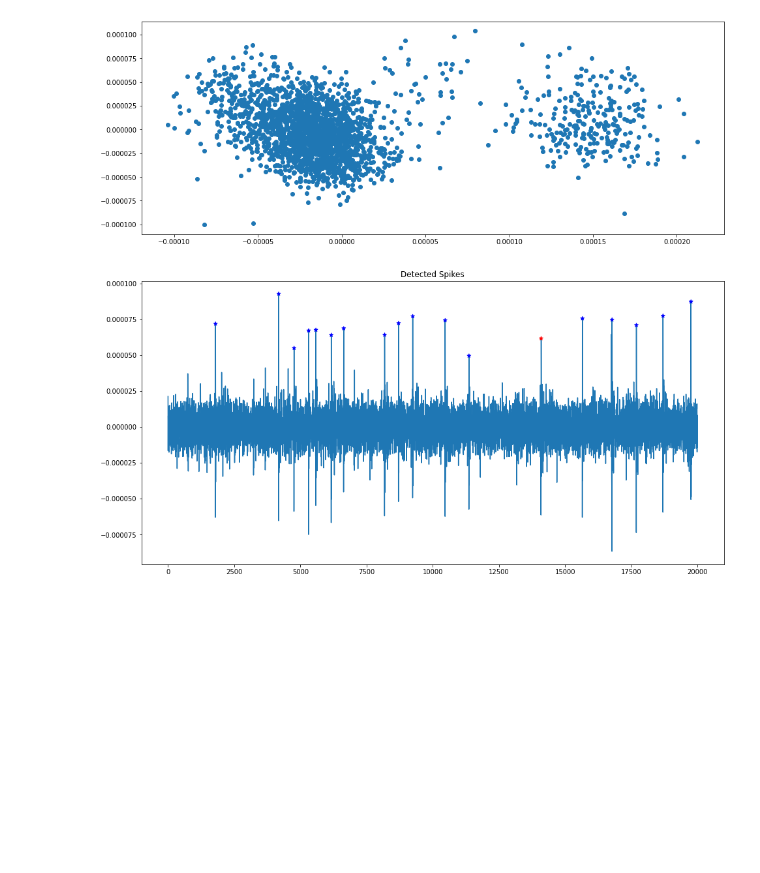
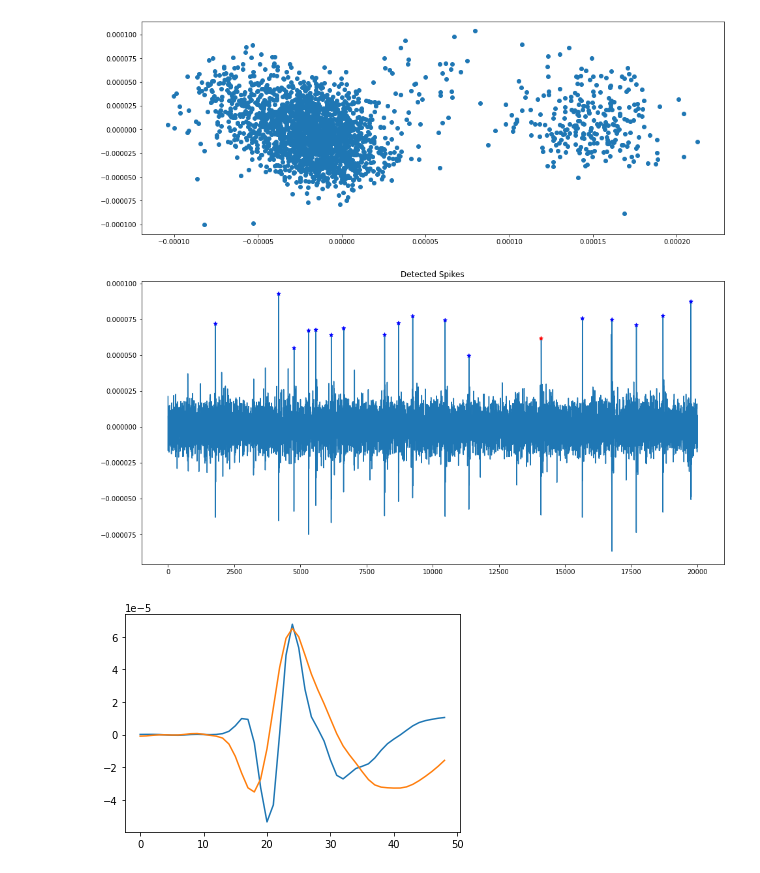
Before and after one commit to eslamHegazy/spike-sorting, a Jupyter notebook: a3.ipynb, the cells around one changed output. Drawn from its saved outputs; the diff is of its cells as text; code cells hidden in the pictures; blank space fills up the shorter version.

```diff
--- a/a3.ipynb
+++ b/a3.ipynb
@@ -78,8 +84,12 @@ cluster_and_mark_spikes(x0, spikes, peaks_indices, n_clusters=3, filename='Detec
 # %%
-spikes, peaks_indices = detect_spikes_and_pca(x0, 5, "FeatureSpace_1_5.jpg")
+spikes_15, peaks_indices_15 = detect_spikes_and_pca(x0, 5, "FeatureSpace_1_5.jpg")
 # 2 clusters
-cluster_and_mark_spikes(x0, spikes, peaks_indices, n_clusters=2, filename='DetectedSpikes_1_5.jpg')
+kmeans_15 = cluster_and_mark_spikes(x0, spikes_15, peaks_indices_15, n_clusters=2, filename='DetectedSpikes_1_5.jpg')
+plt.figure()
+for y in np.unique(kmeans_15.labels_):
+    plt.plot(np.mean(spikes_15[np.where(kmeans_15.labels_==y)], axis=0))
 # %% [output]
 [figure]
 [figure]
+[figure, added]
 # %%
```
Also changed, not shown: parts of 6 cells of this notebook, 4 other files.
